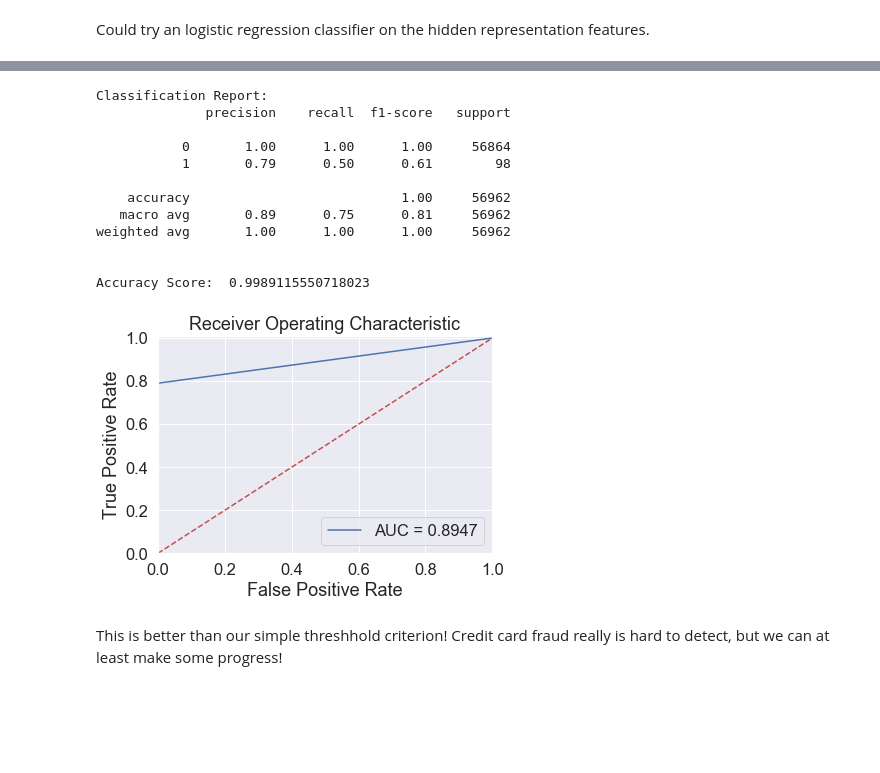
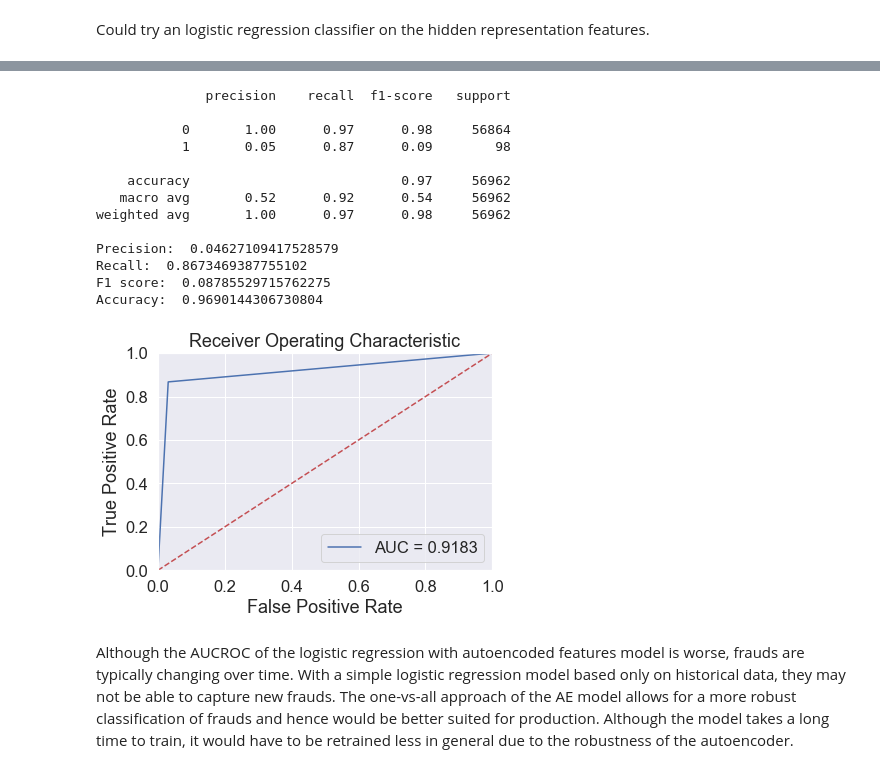
Before and after one commit to yeouchiou/DataScienceProjects, a Jupyter notebook: creditcardautoencoder.ipynb, the cells around one changed output, grey strips where cells are left out. Cells and saved outputs as stored; diff of their text form; code cells hidden in the pictures; blank space fills up the shorter version.

```diff
--- a/creditcardautoencoder.ipynb
+++ b/creditcardautoencoder.ipynb
@@ -438,39 +520,19 @@ LogisticRegression(C=1.0, class_weight=None, dual=False, fit_intercept=True,
-# %%
-pred_y = lr.predict(hid_rep_test)
-
-print ("")
-print ("Classification Report: ")
-print (classification_report(y_test, pred_y))
-
-print ("")
-print ("Accuracy Score: ", accuracy_score(y_test, pred_y))
-# %% [output]
-Classification Report:
-              precision    recall  f1-score   support
-
-           0       1.00      1.00      1.00     56864
-           1       0.79      0.50      0.61        98
-
-    accuracy                           1.00     56962
-   macro avg       0.89      0.75      0.81     56962
-weighted avg       1.00      1.00      1.00     56962
-
-
-Accuracy Score:  0.9989115550718023
-# %%
-fpr, tpr, thresholds = roc_curve(pred_y, y_test)
-roc_auc = auc(fpr, tpr)
-
-plt.title('Receiver Operating Characteristic')
-plt.plot(fpr, tpr, label='AUC = %0.4f'% roc_auc)
-plt.legend(loc='lower right')
-plt.plot([0,1],[0,1],'r--')
-plt.xlim([-0.001, 1])
-plt.ylim([0, 1.01])
-plt.ylabel('True Positive Rate')
-plt.xlabel('False Positive Rate')
-plt.show();
-# %% [output]
-[figure, removed]
-# %% [markdown]
-This is better than our simple threshhold criterion! Credit card fraud really is hard to detect, but we can at least make some progress!
+# %%
+makeLRmodel(hid_rep_train, hid_rep_test, y_train, y_test)
+# %% [output]
+              precision    recall  f1-score   support
+
+           0       1.00      0.97      0.98     56864
+           1       0.05      0.87      0.09        98
+
+    accuracy                           0.97     56962
+   macro avg       0.52      0.92      0.54     56962
+weighted avg       1.00      0.97      0.98     56962
+
+Precision:  0.04627109417528579
+Recall:  0.8673469387755102
+F1 score:  0.08785529715762275
+Accuracy:  0.9690144306730804
+[figure, added]
+# %% [markdown]
+Although the AUCROC of the logistic regression with autoencoded features model is worse, frauds are typically changing over time. With a simple logistic regression model based only on historical data, they may not be able to capture new frauds. The one-vs-all approach of the AE model allows for a more robust classification of frauds and hence would be better suited for production. Although the model takes a long time to train, it would have to be retrained less in general due to the robustness of the autoencoder.
```
Also changed, not shown: parts of 21 cells of this notebook.
